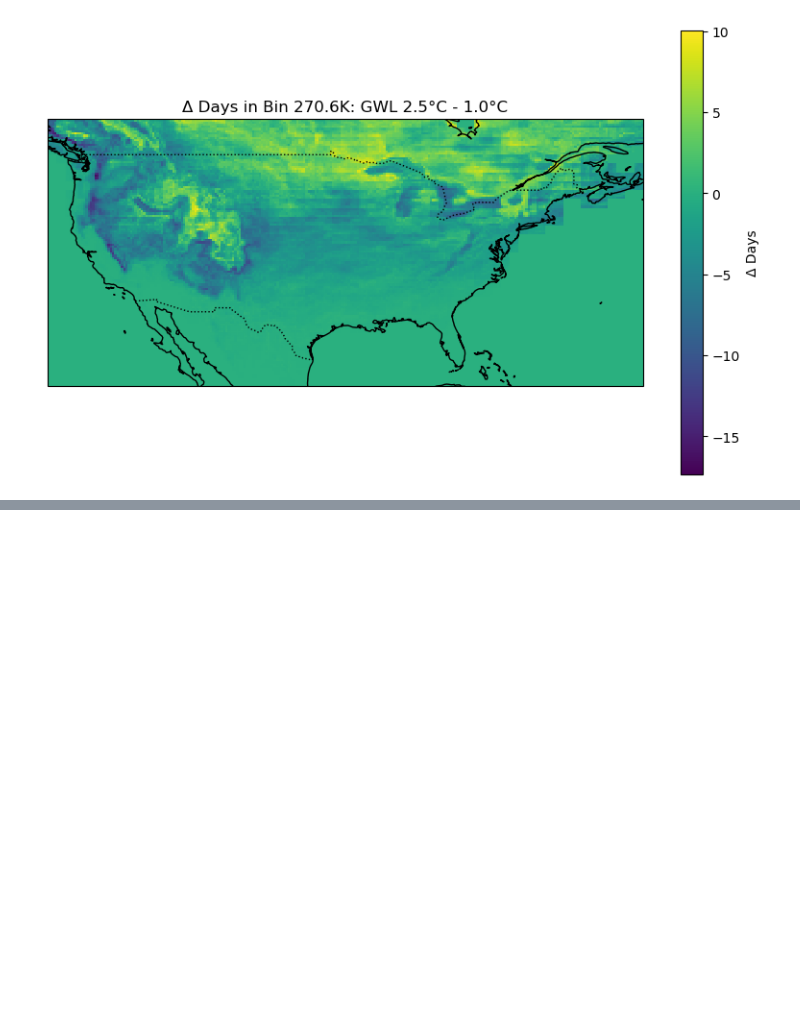
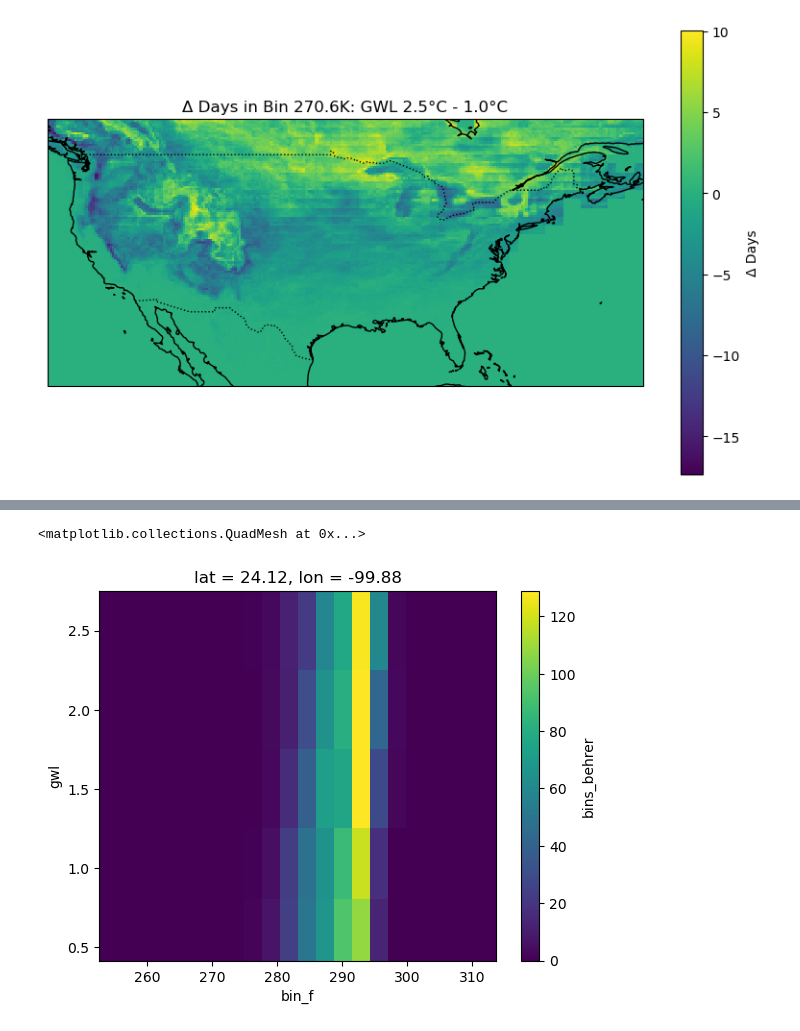
Before and after one commit to econwiz/summeraliaclimate, a Jupyter notebook: code/Exploring.ipynb, the cells around one changed output, grey strips where cells are left out. Saved outputs shown, nothing was run; the diff lists cells and outputs as text; code cells hidden in the pictures; blank space fills up the shorter version.

```diff
--- a/code/Exploring.ipynb
+++ b/code/Exploring.ipynb
@@ -87,0 +106,5 @@ plt.show()
+# %%
+ds.bins_behrer.sel(lon=-100,lat=24,method='nearest').plot()
+# %% [output]
+<matplotlib.collections.QuadMesh at 0x...>
+[figure, added]
```
Also changed, not shown: parts of 6 cells of this notebook.
